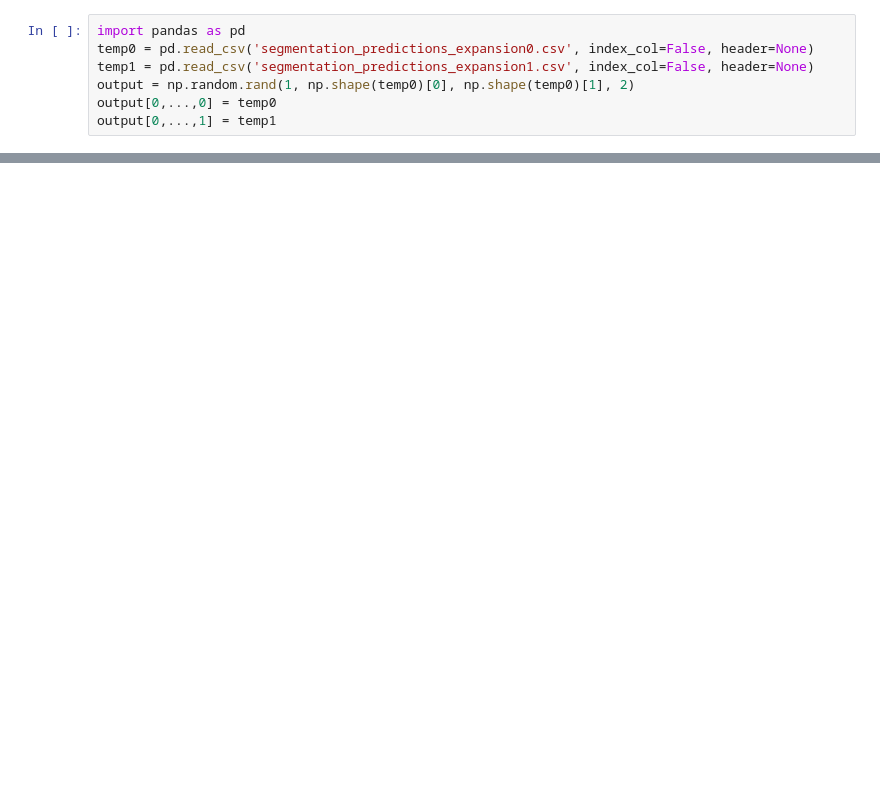
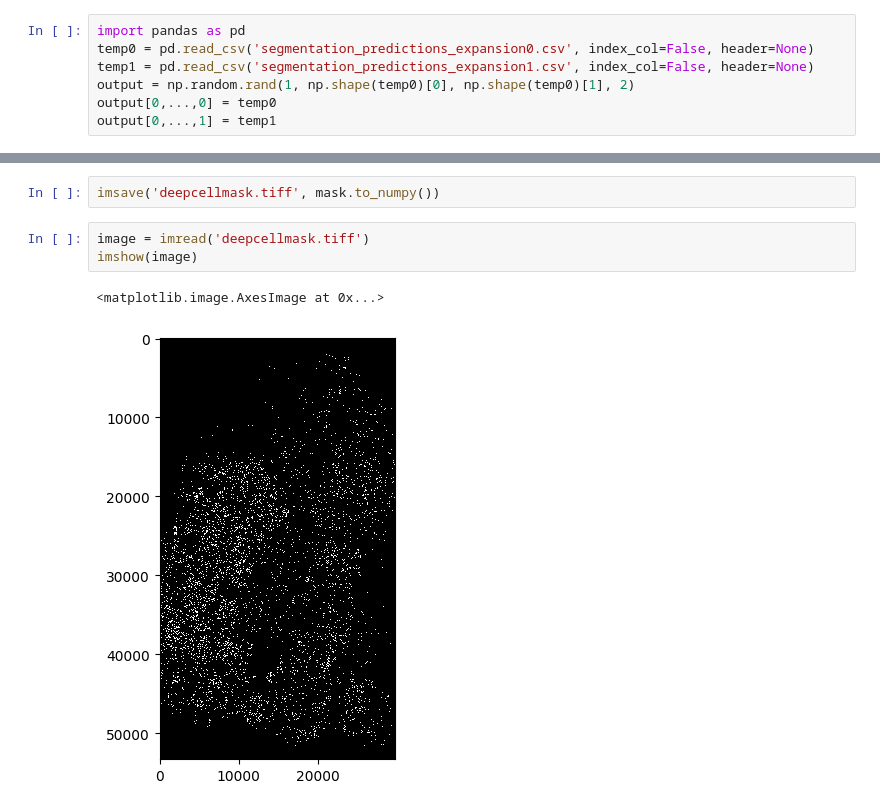
Before and after one commit to Center-for-Spatial-OMICs/PhenocyclerDownstream, a Jupyter notebook: DeepCell/DeepCell.ipynb, the cells around one changed output, grey strips where cells are left out. Drawn from its saved outputs; the diff is of its cells as text; blank space fills up the shorter version.

```diff
--- a/DeepCell/DeepCell.ipynb
+++ b/DeepCell/DeepCell.ipynb
@@ -114,0 +123,8 @@ output[0,...,1] = temp1
+# %%
+imsave('deepcellmask.tiff', mask.to_numpy())
+# %%
+image = imread('deepcellmask.tiff')
+imshow(image)
+# %% [output]
+<matplotlib.image.AxesImage at 0x...>
+[figure, added]
```
Also changed, not shown: parts of 6 cells of this notebook, 2 other files.
